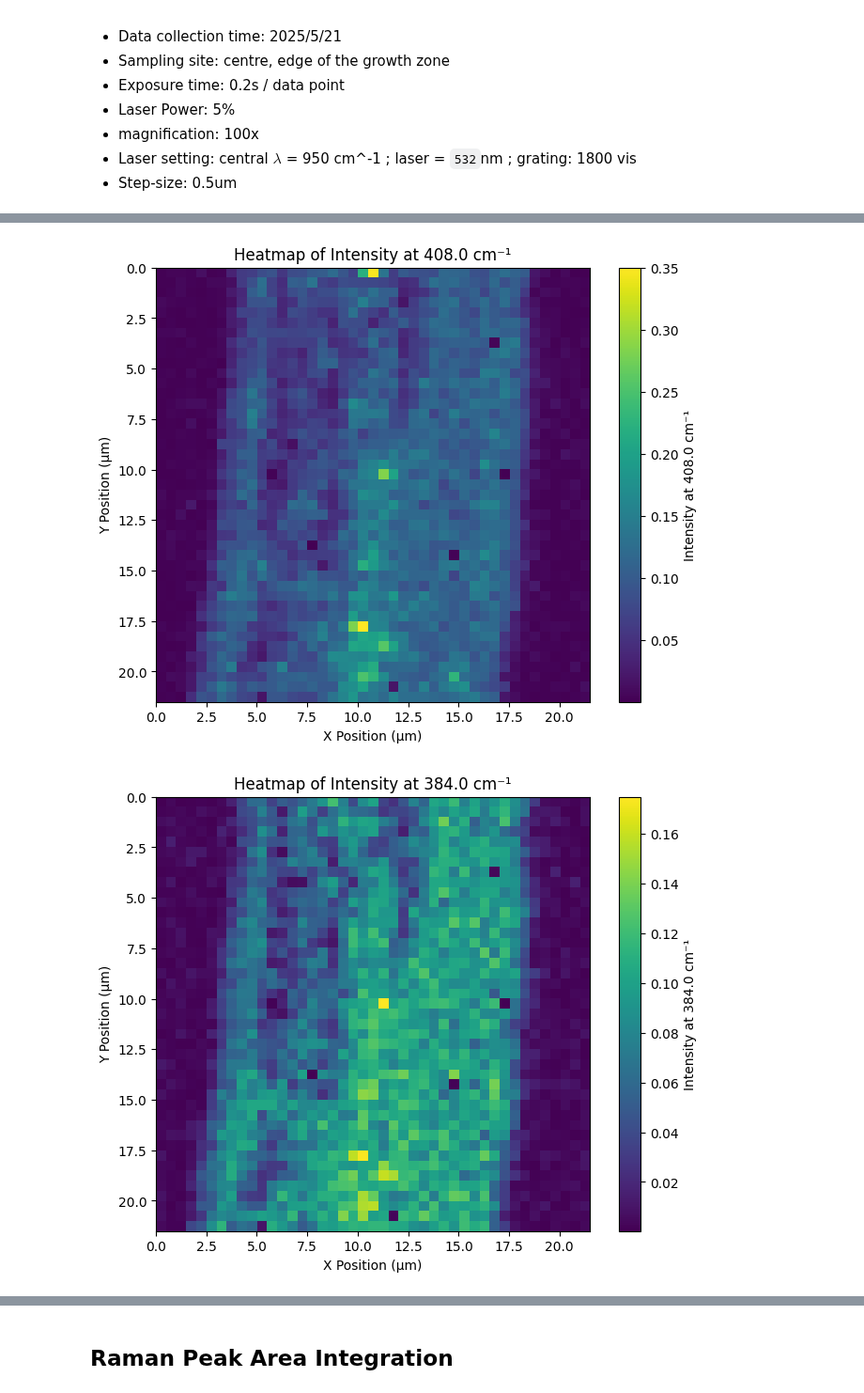
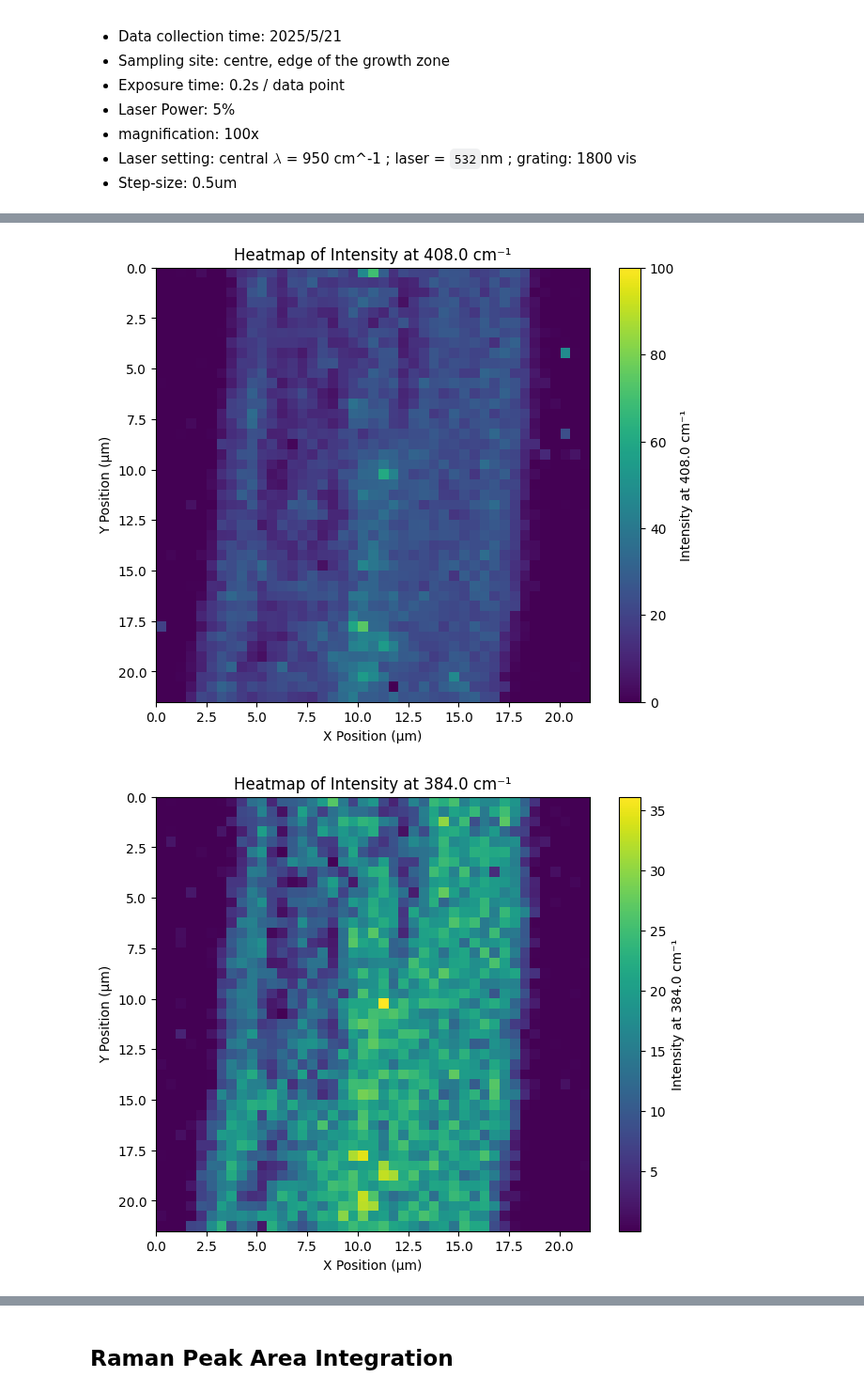
Before and after one commit to barry063/RamanPL_2D, a Jupyter notebook: example-usage/Mapping/Mapping Raman txt Example.ipynb, the cells around one changed output, grey strips where cells are left out. Shown at 94% size. Drawn from its saved outputs; the diff is of its cells as text; code cells hidden in the pictures.

```diff
--- a/example-usage/Mapping/Mapping Raman txt Example.ipynb
+++ b/example-usage/Mapping/Mapping Raman txt Example.ipynb
@@ -28,7 +28,7 @@ step_size = 0.5  # Actual step-size of your mapping, unit: micro meters/um
 raman_map = Mapping.RamanMapping('Mapping Raman MoS2 Lines.txt',
                         custom_peaks,
                         data_range,
-                        normalize=True,            # Normalize spectra
+                        normalize=False,            # Normalize spectra
                         background_remove=True,    # Enable background removal
                         poly_degree=2,
                         step_size=step_size,)
@@ -43,8 +43,4 @@ raman_map.fit_spectra()
 # Position plot (requires peak_name)
 raman_map.plot_heatmap(peak_name="E2g", data_type='position')
 raman_map.plot_heatmap(peak_name="A1g", data_type='position',filter_range=[404, 408])
-
-# Position plot (requires peak_name)
-raman_map.plot_heatmap(peak_name="E2g", data_type='intensity')
-raman_map.plot_heatmap(peak_name="A1g", data_type='intensity')
 # %% [output]
@@ -55,12 +57,13 @@ raman_map.plot_heatmap(peak_name="A1g", data_type='intensity')
 # %%
 # Plot intensity at a specific wavenumber
 raman_map.plot_heatmap(data_type='specific_intensity',
-                       specific_wavenumber=408.0    # in Float form, e.g. 418.0, 520.0
+                       specific_wavenumber=408.0,    # in Float form, e.g. 418.0, 520.0
+                       filter_range=[0, 100]
                        )
 raman_map.plot_heatmap(data_type='specific_intensity', specific_wavenumber=384.0)
 # %% [output]
-[figure, old version]
+[figure, new version]
-[figure, old version]
+[figure, new version]
 # %%
 # To verify effectiveness of the fitting, we can plot spectrum fitting at a specific point
 raman_map.plot_spectrum_fit(x=20, y=20)
```
Also changed, not shown: parts of 4 cells of this notebook, 6 other files.
